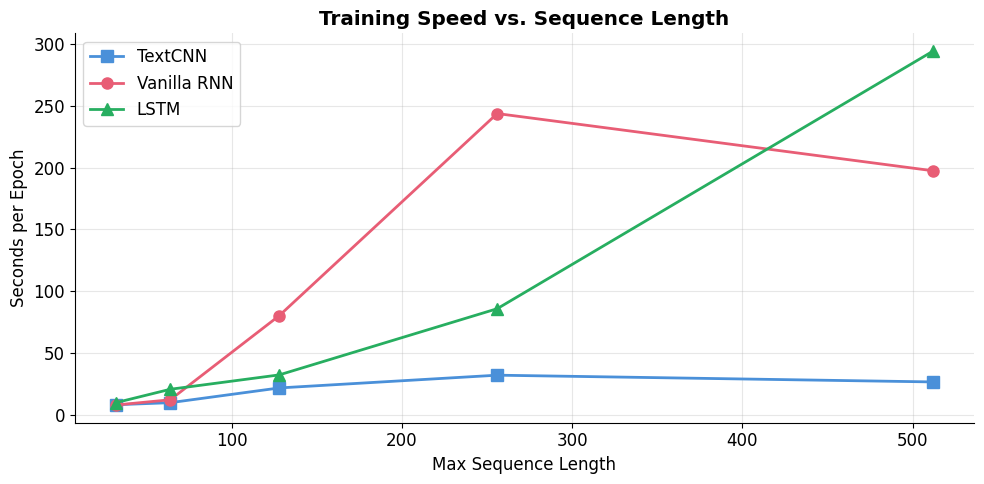
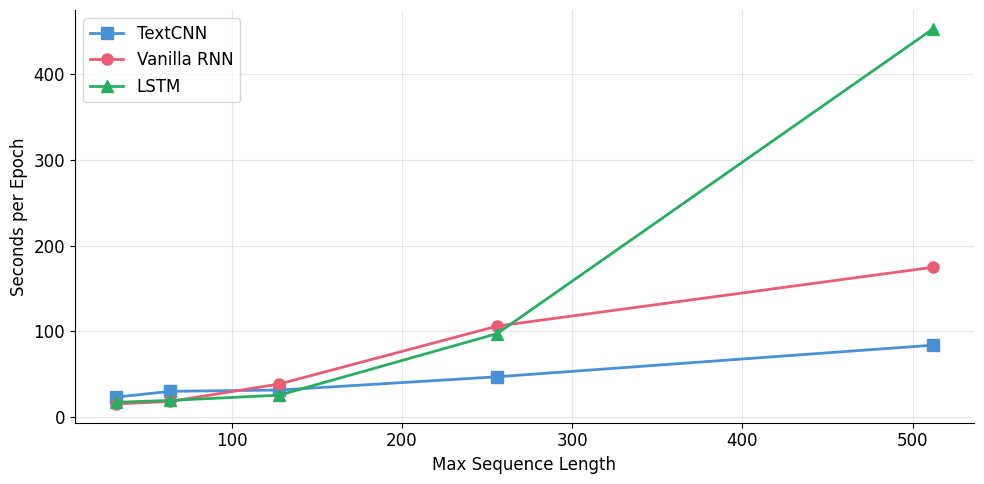
Code edit (unified diff) that turned the first committed figure into the second:
--- before
+++ after
@@ -9,5 +9,4 @@
 ax.set_xlabel("Max Sequence Length")
 ax.set_ylabel("Seconds per Epoch")
-ax.set_title("Training Speed vs. Sequence Length", fontweight='bold')
 ax.legend()
 ax.grid(True, alpha=0.3)

Commit: new run